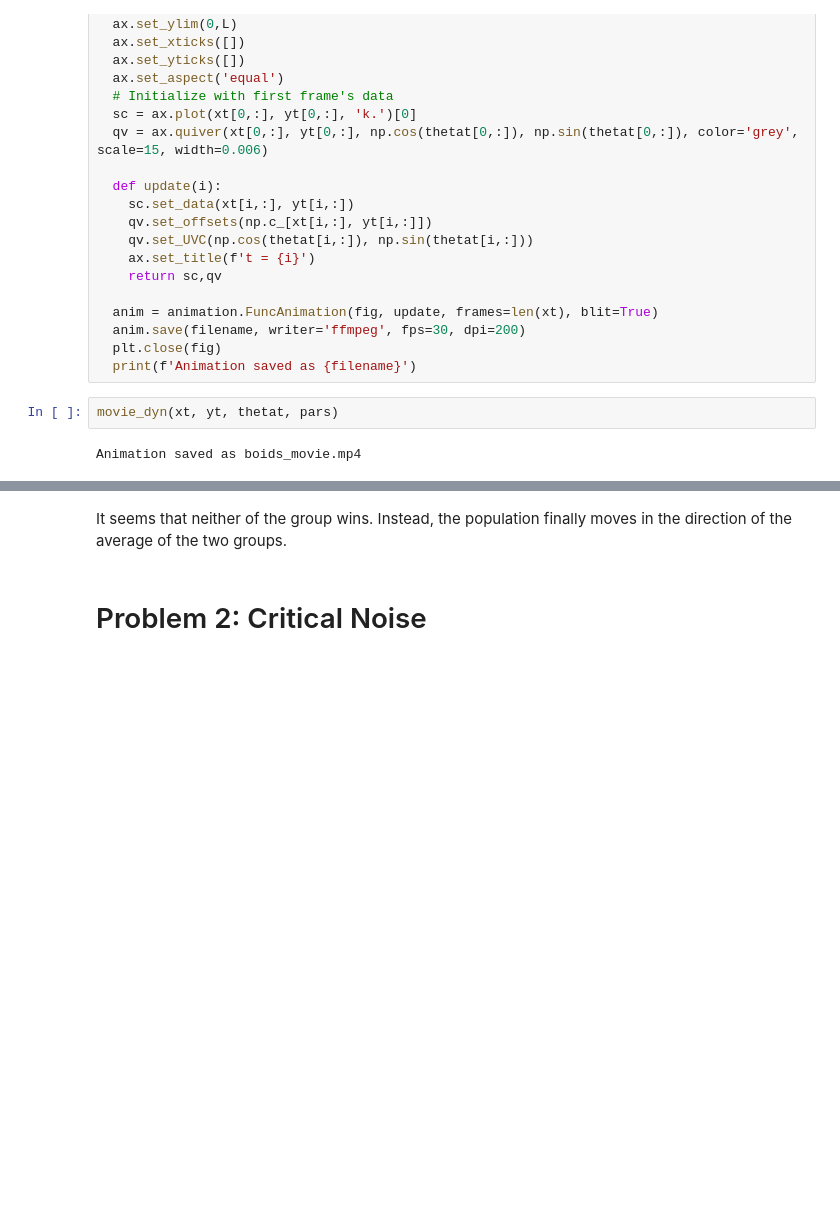
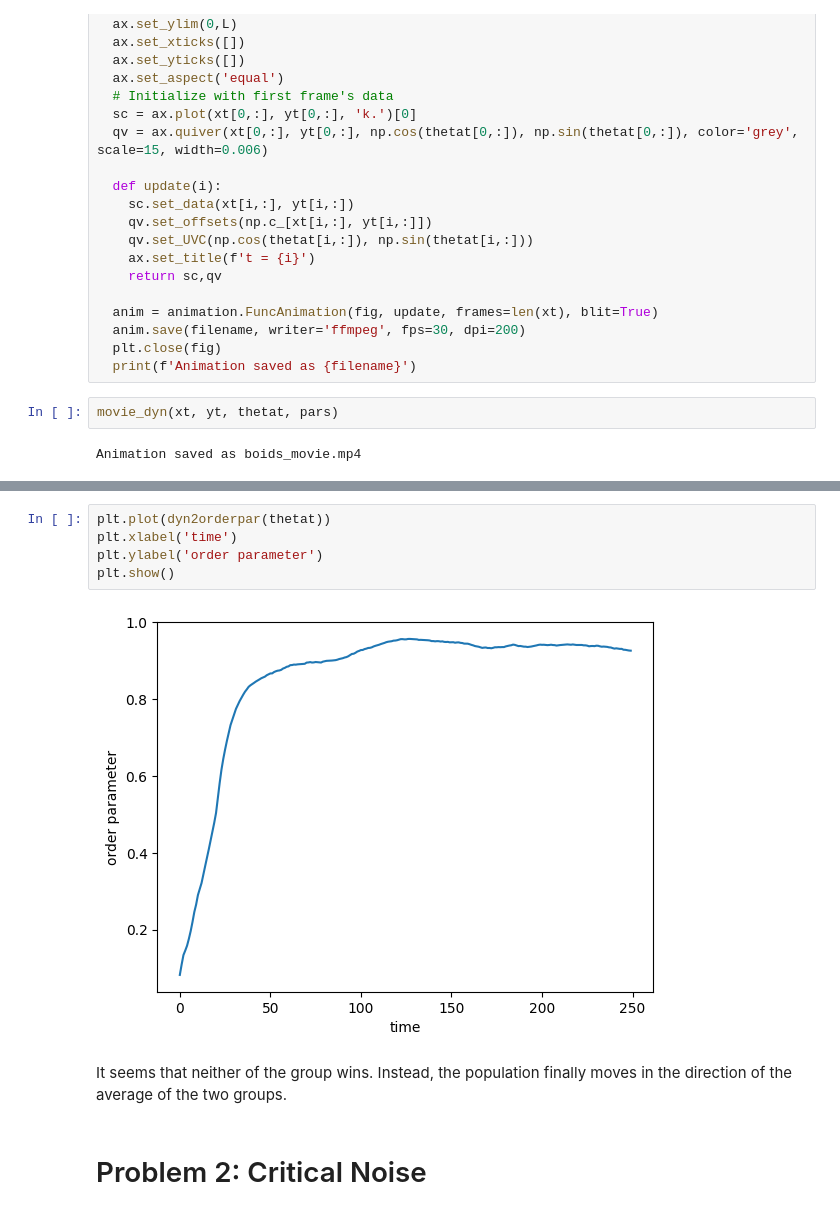
Before and after one commit to 44787313/prog2024, a Jupyter notebook: Homework_3.ipynb, the cells around one changed output, grey strips where cells are left out. Drawn from its saved outputs; the diff is of its cells as text; blank space fills up the shorter version.

```diff
--- a/Homework_3.ipynb
+++ b/Homework_3.ipynb
@@ -120,3 +131,10 @@ files.download('boids_movie.mp4')
+# %%
+plt.plot(dyn2orderpar(thetat))
+plt.xlabel('time')
+plt.ylabel('order parameter')
+plt.show()
+# %% [output]
+[figure, added]
 # %% [markdown]
 It seems that neither of the group wins. Instead, the population finally moves in the direction of the average of the two groups.
 # %% [markdown]
```
Also changed, not shown: parts of 2 cells of this notebook.
